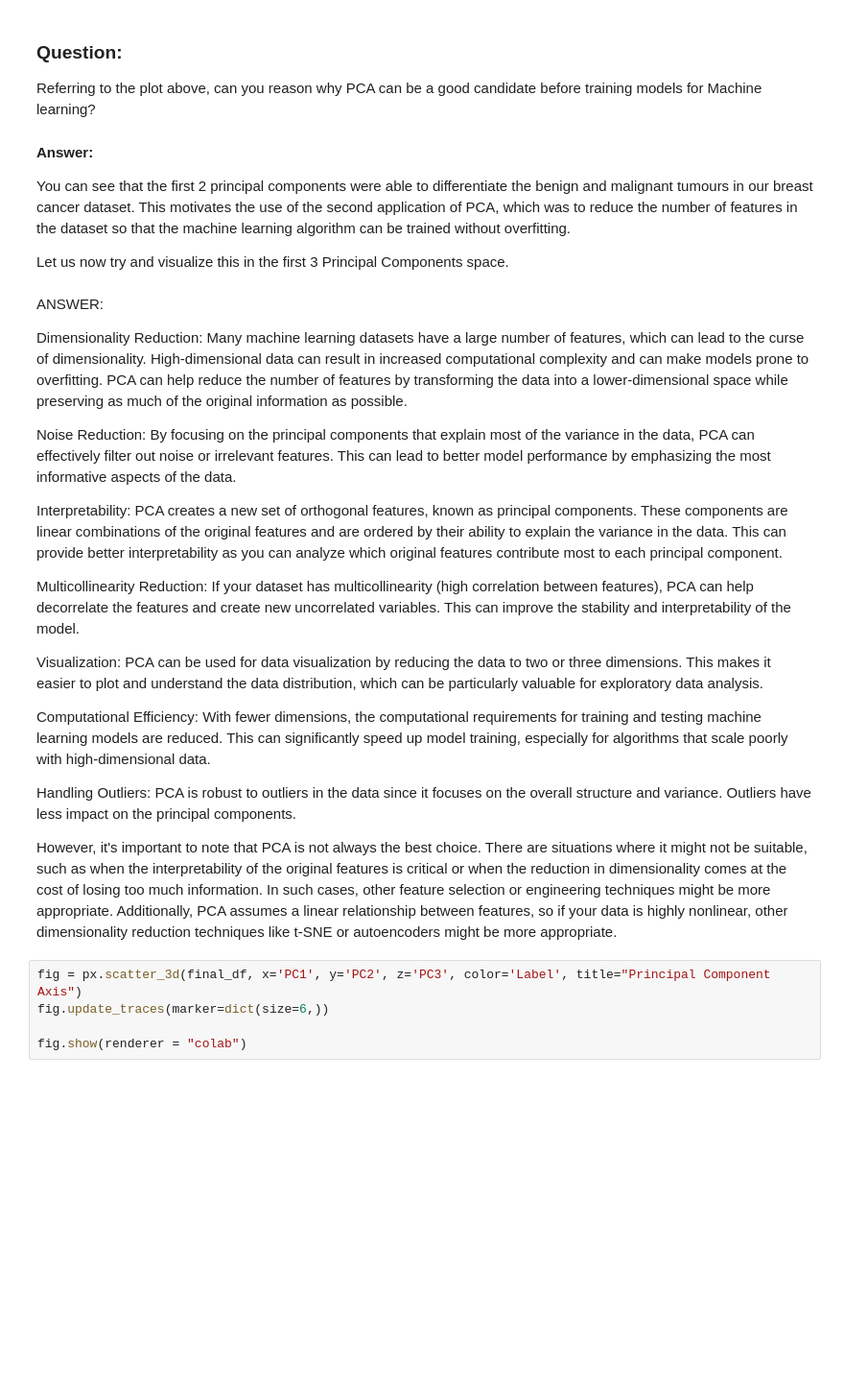
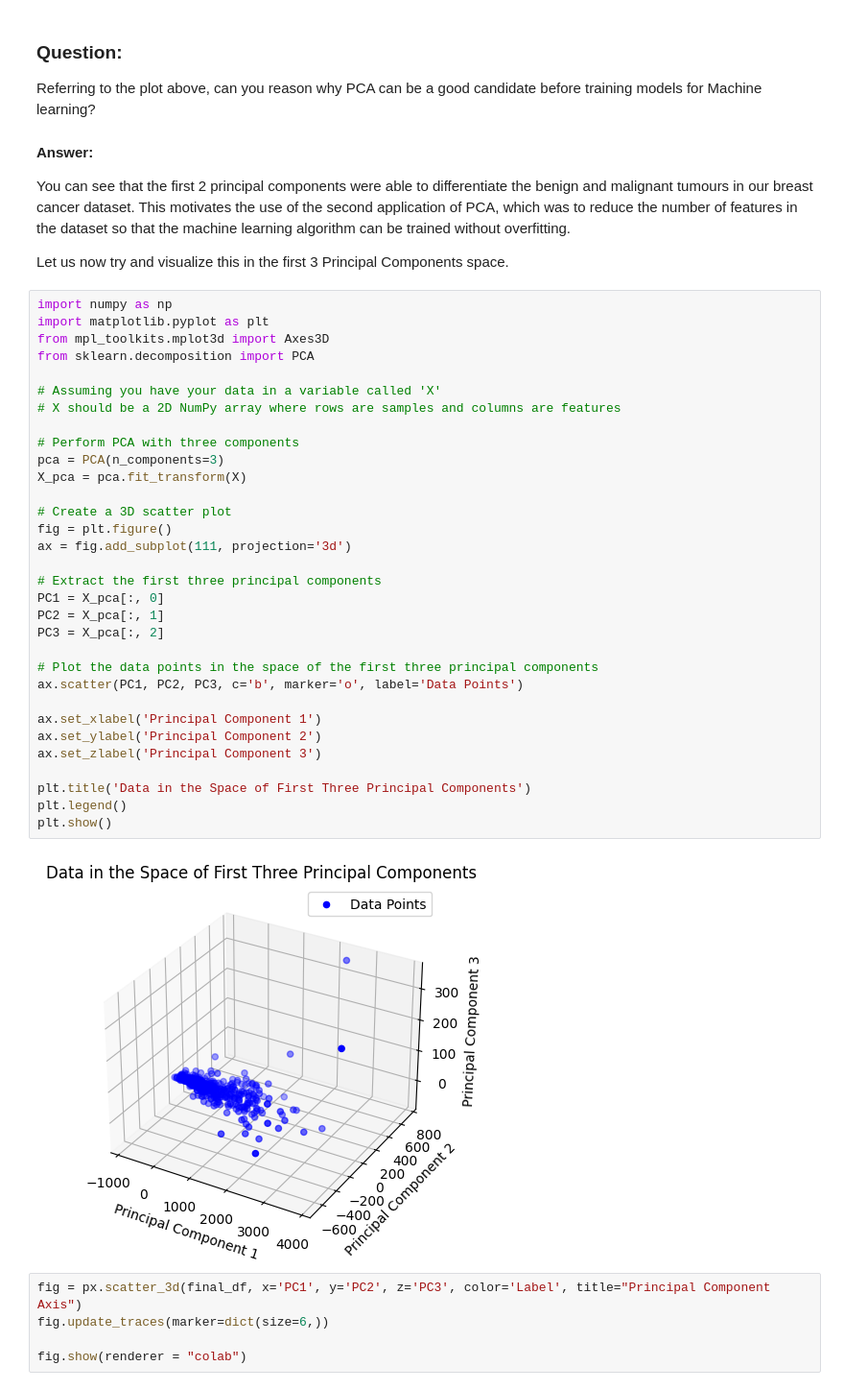
Before and after one commit to Shanmithadurga123/Fmml, a Jupyter notebook: Mod2_Lab2.ipynb, the cells around one changed output. Shown: that part at 96% size. Saved outputs shown, nothing was run; the diff lists cells and outputs as text; blank space fills up the shorter version.

```diff
--- a/Mod2_Lab2.ipynb
+++ b/Mod2_Lab2.ipynb
@@ -318,24 +318,40 @@ You can see that the first 2 principal components were able to differentiate the
 
 
 Let us now try and visualize this in the first 3 Principal Components space.
-# %% [markdown]
-ANSWER:
-
-Dimensionality Reduction: Many machine learning datasets have a large number of features, which can lead to the curse of dimensionality. High-dimensional data can result in increased computational complexity and can make models prone to overfitting. PCA can help reduce the number of features by transforming the data into a lower-dimensional space while preserving as much of the original information as possible.
-
-Noise Reduction: By focusing on the principal components that explain most of the variance in the data, PCA can effectively filter out noise or irrelevant features. This can lead to better model performance by emphasizing the most informative aspects of the data.
-
-Interpretability: PCA creates a new set of orthogonal features, known as principal components. These components are linear combinations of the original features and are ordered by their ability to explain the variance in the data. This can provide better interpretability as you can analyze which original features contribute most to each principal component.
-
-Multicollinearity Reduction: If your dataset has multicollinearity (high correlation between features), PCA can help decorrelate the features and create new uncorrelated variables. This can improve the stability and interpretability of the model.
-
-Visualization: PCA can be used for data visualization by reducing the data to two or three dimensions. This makes it easier to plot and understand the data distribution, which can be particularly valuable for exploratory data analysis.
-
-Computational Efficiency: With fewer dimensions, the computational requirements for training and testing machine learning models are reduced. This can significantly speed up model training, especially for algorithms that scale poorly with high-dimensional data.
-
-Handling Outliers: PCA is robust to outliers in the data since it focuses on the overall structure and variance. Outliers have less impact on the principal components.
-
-However, it's important to note that PCA is not always the best choice. There are situations where it might not be suitable, such as when the interpretability of the original features is critical or when the reduction in dimensionality comes at the cost of losing too much information. In such cases, other feature selection or engineering techniques might be more appropriate. Additionally, PCA assumes a linear relationship between features, so if your data is highly nonlinear, other dimensionality reduction techniques like t-SNE or autoencoders might be more appropriate.
+# %%
+import numpy as np
+import matplotlib.pyplot as plt
+from mpl_toolkits.mplot3d import Axes3D
+from sklearn.decomposition import PCA
+
+# Assuming you have your data in a variable called 'X'
+# X should be a 2D NumPy array where rows are samples and columns are features
+
+# Perform PCA with three components
+pca = PCA(n_components=3)
+X_pca = pca.fit_transform(X)
+
+# Create a 3D scatter plot
+fig = plt.figure()
+ax = fig.add_subplot(111, projection='3d')
+
+# Extract the first three principal components
+PC1 = X_pca[:, 0]
+PC2 = X_pca[:, 1]
+PC3 = X_pca[:, 2]
+
+# Plot the data points in the space of the first three principal components
+ax.scatter(PC1, PC2, PC3, c='b', marker='o', label='Data Points')
+
+ax.set_xlabel('Principal Component 1')
+ax.set_ylabel('Principal Component 2')
+ax.set_zlabel('Principal Component 3')
+
+plt.title('Data in the Space of First Three Principal Components')
+plt.legend()
+plt.show()
+# %% [output]
+[figure, added]
 # %%
 fig = px.scatter_3d(final_df, x='PC1', y='PC2', z='PC3', color='Label', title="Principal Component Axis")
 fig.update_traces(marker=dict(size=6,))
```
Also changed, not shown: parts of 1 cell of this notebook.
